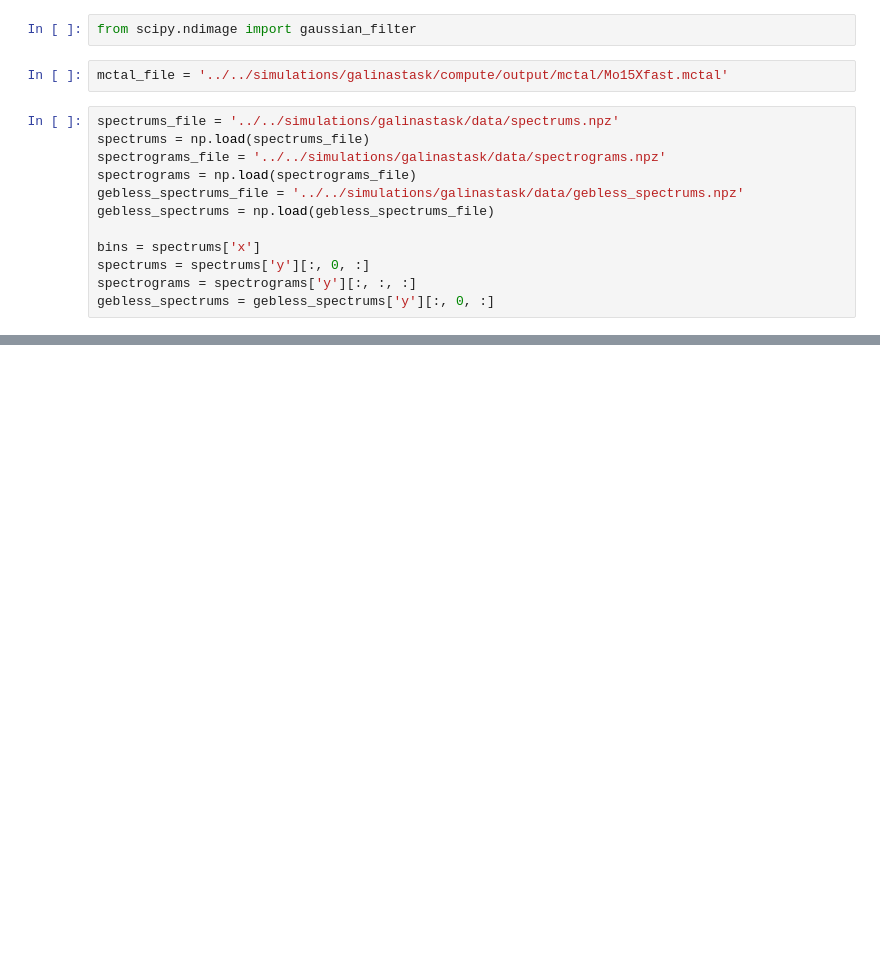
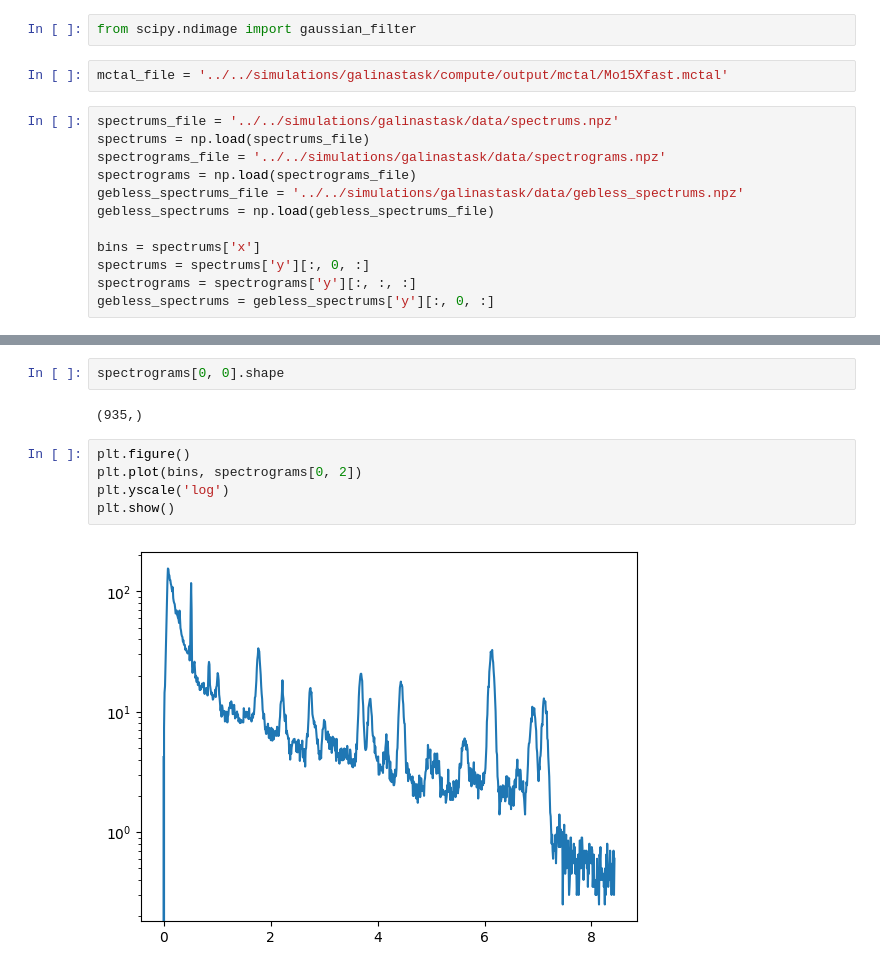
Before and after one commit to JoseACortes/USDAFall2024, a Jupyter notebook: Analysis/galinastask/inspection.ipynb, the cells around one changed output, grey strips where cells are left out. Drawn from its saved outputs; the diff is of its cells as text; blank space fills up the shorter version.

```diff
--- a/Analysis/galinastask/inspection.ipynb
+++ b/Analysis/galinastask/inspection.ipynb
@@ -35,0 +36,11 @@ plt.show()
+# %%
+spectrograms[0, 0].shape
+# %% [output]
+(935,)
+# %%
+plt.figure()
+plt.plot(bins, spectrograms[0, 2])
+plt.yscale('log')
+plt.show()
+# %% [output]
+[figure, added]
```
Also changed, not shown: parts of 6 cells of this notebook, 9 other files.
